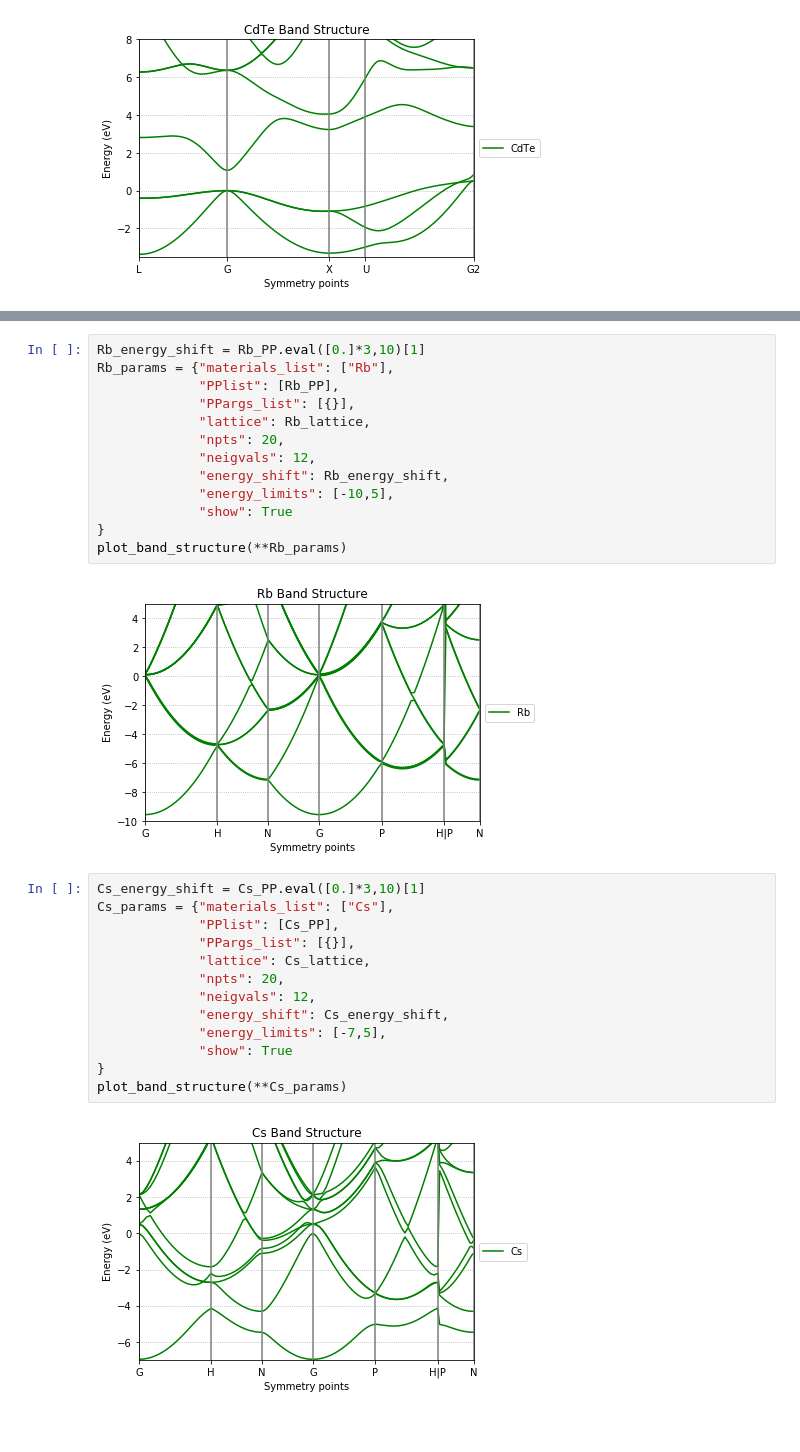
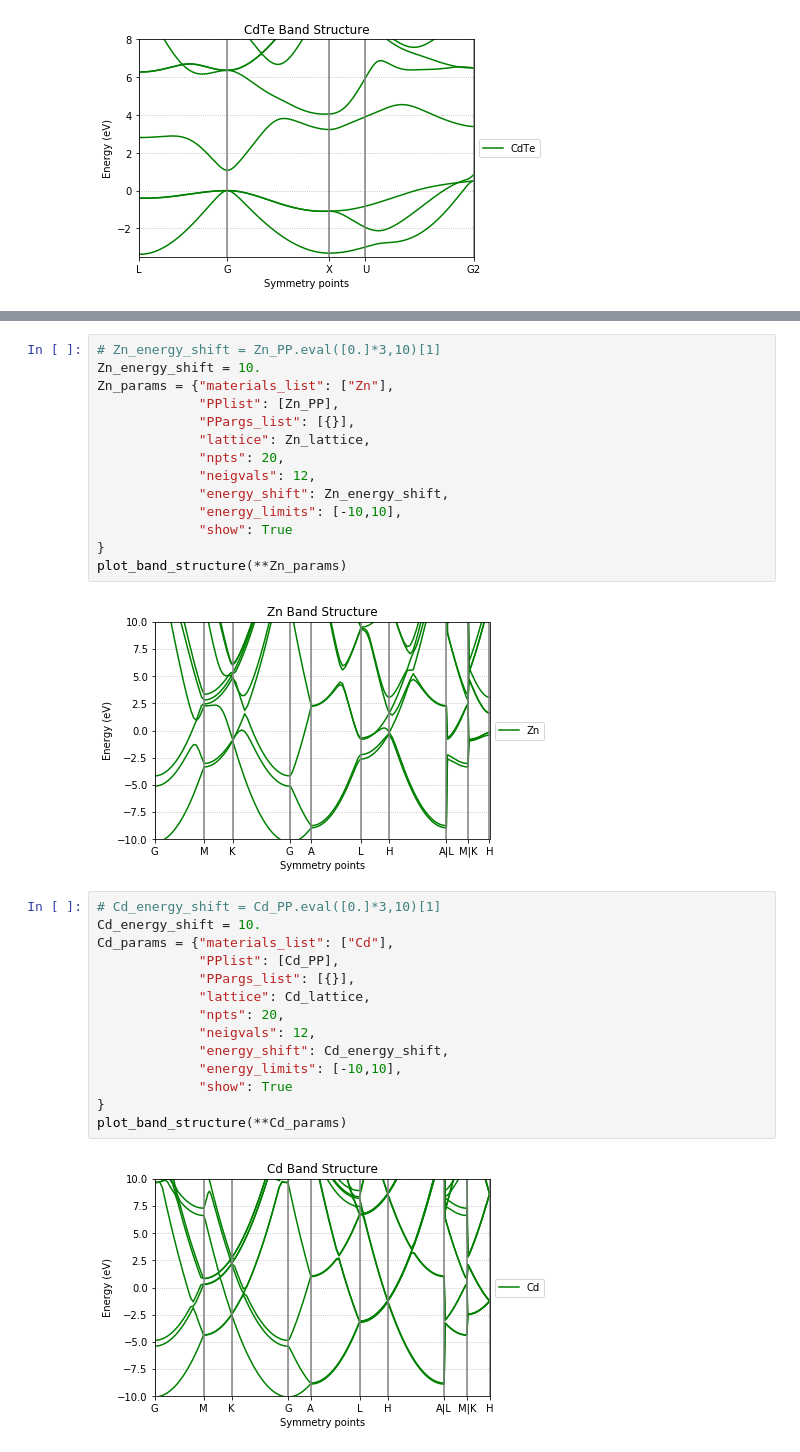
Before and after one commit to jerjorg/bzi_3D, a Jupyter notebook: notebooks/PP Plots.ipynb, the cells around one changed output, grey strips where cells are left out. Drawn from its saved outputs; the diff is of its cells as text.

```diff
--- a/notebooks/PP Plots.ipynb
+++ b/notebooks/PP Plots.ipynb
@@ -280,31 +405,33 @@ plot_band_structure(**K_params)
 # %%
-Rb_energy_shift = Rb_PP.eval([0.]*3,10)[1]
-Rb_params = {"materials_list": ["Rb"],
-             "PPlist": [Rb_PP],
+# Zn_energy_shift = Zn_PP.eval([0.]*3,10)[1]
+Zn_energy_shift = 10.
+Zn_params = {"materials_list": ["Zn"],
+             "PPlist": [Zn_PP],
              "PPargs_list": [{}],
-             "lattice": Rb_lattice,
+             "lattice": Zn_lattice,
              "npts": 20,
              "neigvals": 12,
-             "energy_shift": Rb_energy_shift,
-             "energy_limits": [-10,5],
+             "energy_shift": Zn_energy_shift,
+             "energy_limits": [-10,10],
              "show": True
 }
-plot_band_structure(**Rb_params)
+plot_band_structure(**Zn_params)
 # %% [output]
-[figure, old version]
+[figure, new version]
 # %%
-Cs_energy_shift = Cs_PP.eval([0.]*3,10)[1]
-Cs_params = {"materials_list": ["Cs"],
-             "PPlist": [Cs_PP],
+# Cd_energy_shift = Cd_PP.eval([0.]*3,10)[1]
+Cd_energy_shift = 10.
+Cd_params = {"materials_list": ["Cd"],
+             "PPlist": [Cd_PP],
              "PPargs_list": [{}],
-             "lattice": Cs_lattice,
+             "lattice": Cd_lattice,
              "npts": 20,
              "neigvals": 12,
-             "energy_shift": Cs_energy_shift,
-             "energy_limits": [-7,5],
+             "energy_shift": Cd_energy_shift,
+             "energy_limits": [-10,10],
              "show": True
 }
-plot_band_structure(**Cs_params)
+plot_band_structure(**Cd_params)
 # %% [output]
-[figure, old version]
+[figure, new version]
 # %%
```
Also changed, not shown: parts of 18 cells of this notebook, 10 other files.
